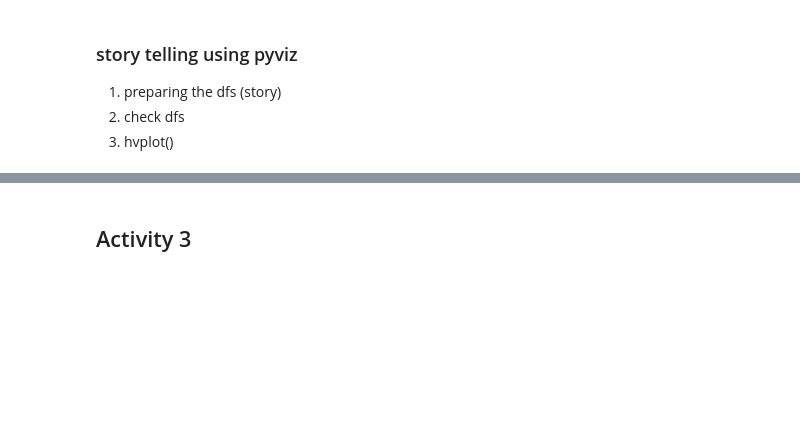
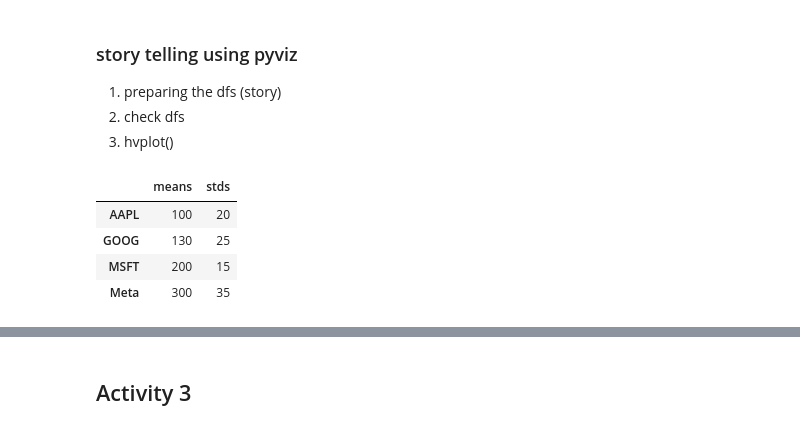
Before and after one commit to softmaxhuanchen/pandas, a Jupyter notebook: pyviz-part1-live/pyviz-part1-live.ipynb, the cells around one changed output, grey strips where cells are left out. Saved outputs shown, nothing was run; the diff lists cells and outputs as text; code cells hidden in the pictures; blank space fills up the shorter version.

```diff
--- a/pyviz-part1-live/pyviz-part1-live.ipynb
+++ b/pyviz-part1-live/pyviz-part1-live.ipynb
@@ -51,0 +51,12 @@ df1.hvplot.scatter()
+# %%
+idx = pd.date_range('1/1/2023', periods = 52, freq="W")
+stocks = ['AAPL', 'GOOG', 'MSFT', 'Meta']
+stats_dict = {'means': [100, 130, 200, 300], 'stds': [20, 25, 15,35]}
+df_stats = pd.DataFrame(stats_dict, index = stocks)
+df_stats
+# %% [output]
+|  | means | stds |
+| AAPL | 100 | 20 |
+| GOOG | 130 | 25 |
+| MSFT | 200 | 15 |
+| Meta | 300 | 35 |
```
Also changed, not shown: parts of 6 cells of this notebook.
